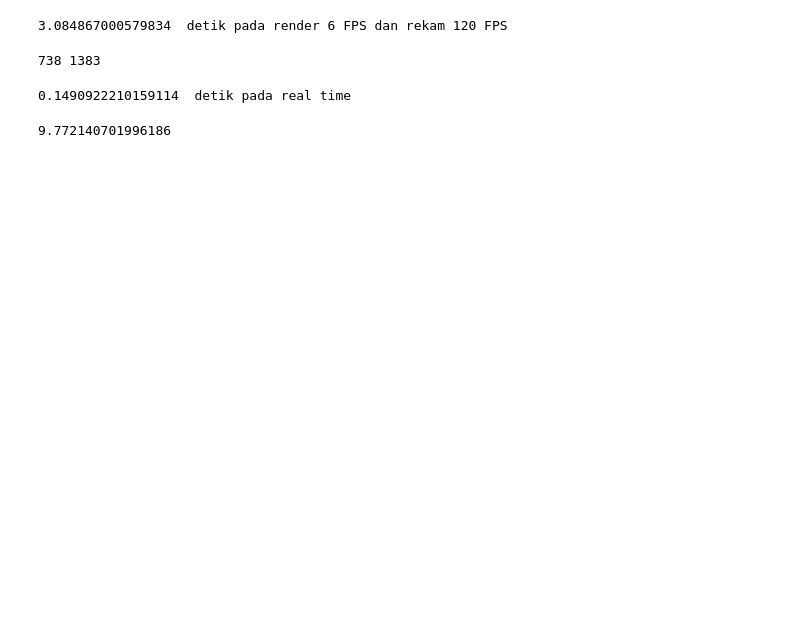
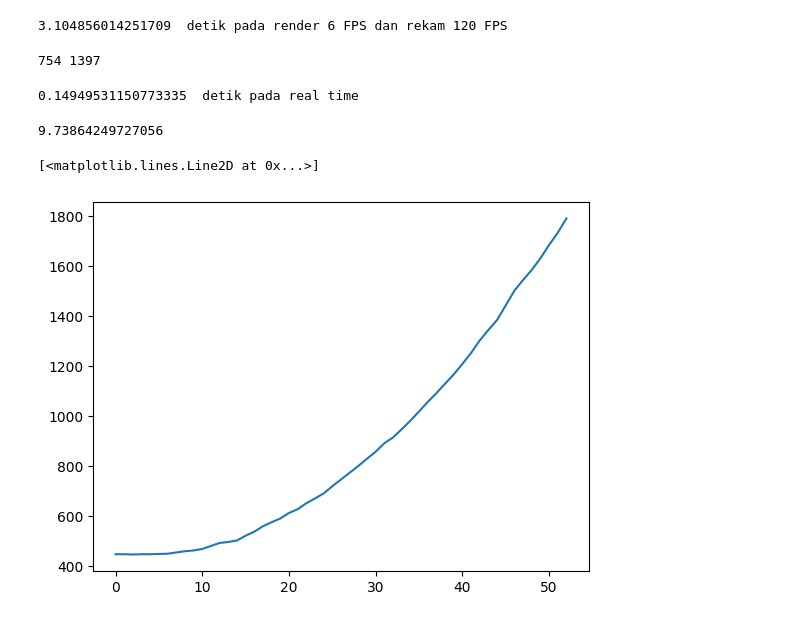
Before and after one commit to Amario1306619051/Freely-Falling-Object-Calculation-Using-YOLOv3, a Jupyter notebook: 10.Analisis.ipynb, the cells around one changed output. Saved outputs shown, nothing was run; the diff lists cells and outputs as text; code cells hidden in the pictures; blank space fills up the shorter version.

```diff
--- a/10.Analisis.ipynb
+++ b/10.Analisis.ipynb
@@ -5,8 +5,10 @@ net = cv2.dnn.readNet('/Users/amariofausta/Documents/Kuliah/Semester 8/Bobot/yol
 with open("/Users/amariofausta/Documents/Kuliah/Semester 8/Dataset/dataset/classes.names", "r") as f:
     classes = [line.strip() for line in f.readlines()]
 # %%
+
 import time
 import sys
+import matplotlib.pyplot as plt
 
 layer_names = net.getLayerNames()
 output_layers = [layer_names[i - 1] for i in net.getUnconnectedOutLayers()]
@@ -18,10 +20,12 @@ Pembatas_bawah = 0
 frame_count = 0
 catatan_waktu1 = []
 catatan_waktu2 = []
+posisi_bola = []
+frame_bola = []
 start_time_keseluruhan = time.time()
 
 # Start video capture from webcam
-cap = cv2.VideoCapture('/Users/amariofausta/Documents/Kuliah/Semester 8/Video mentah/40 cm part 4.mp4')
+cap = cv2.VideoCapture('/Users/amariofausta/Documents/Kuliah/Semester 8/Video mentah/40 cm part 3.mp4')
 while True:
     try:
         # Read a frame from the video capture
@@ -81,6 +85,8 @@ while True:
                     Pembatas_bawah = Pembatas[1][1]
 
             if classes[class_ids[i]] == 'Bola':
+                posisi_bola.append(boxes[i][1])
+                frame_bola.append(jumlah_frame)
                 if len(Pembatas) > 2:
                     if boxes[i][1] >= Pembatas_atas and boxes[i][1] <= Pembatas_bawah:
                         catatan_waktu1.append(time.time())
@@ -157,19 +164,24 @@ cv2.destroyAllWindows()
 waktu_jatuh = catatan_waktu2[0] - catatan_waktu1[0]
 print(waktu_jatuh, " detik pada render 6 FPS dan rekam 120 FPS")
 # %% [output]
-3.084867000579834  detik pada render 6 FPS dan rekam 120 FPS
+3.104856014251709  detik pada render 6 FPS dan rekam 120 FPS
 # %%
 waktu_jatuh = waktu_jatuh/(120/fps)
 # %%
 print(Pembatas_atas, Pembatas_bawah)
 # %% [output]
-738 1383
+754 1397
 # %%
 print(waktu_jatuh, " detik pada real time")
 # %% [output]
-0.1490922210159114  detik pada real time
+0.14949531150773335  detik pada real time
 # %%
 percepatan_gravitasi = 0.4/((0.2*waktu_jatuh) + (0.5*waktu_jatuh*waktu_jatuh))
 print(percepatan_gravitasi)
 # %% [output]
-9.772140701996186
+9.73864249727056
+# %%
+plt.plot(frame_bola, posisi_bola)
+# %% [output]
+[<matplotlib.lines.Line2D at 0x...>]
+[figure, added]
```
Also changed, not shown: parts of 2 cells of this notebook, 1 other file.
